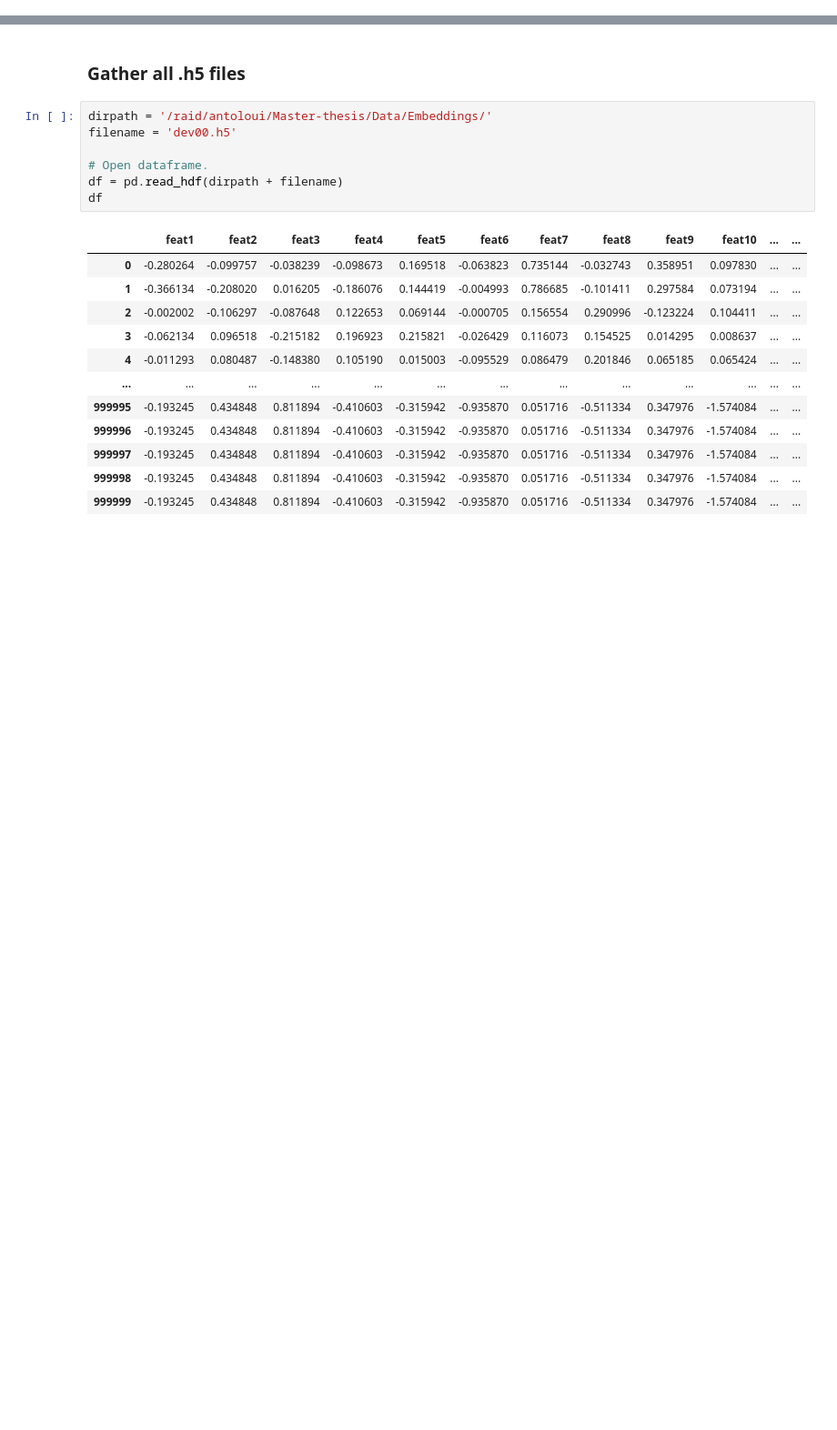
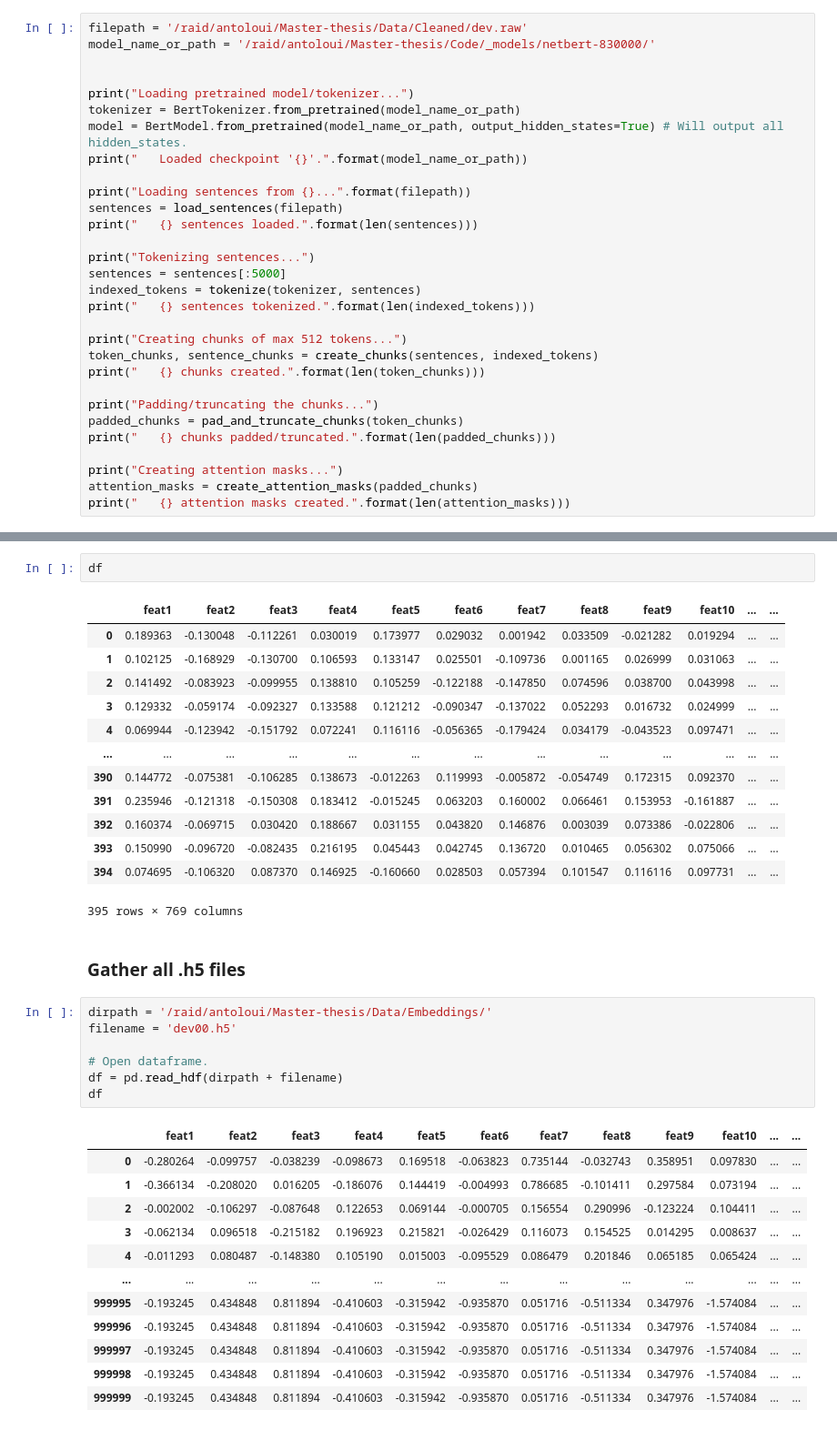
Before and after one commit to ant-louis/netbert, a Jupyter notebook: Code/Corpus_embedding/tmp.ipynb, the cells around one changed output, grey strips where cells are left out. Shown at 91% size. Drawn from its saved outputs; the diff is of its cells as text; blank space fills up the shorter version.

```diff
--- a/Code/Corpus_embedding/tmp.ipynb
+++ b/Code/Corpus_embedding/tmp.ipynb
@@ -28,0 +102,30 @@ sentences = load_sentences(filepath)
+# %%
+filepath = '/raid/antoloui/Master-thesis/Data/Cleaned/dev.raw'
+model_name_or_path = '/raid/antoloui/Master-thesis/Code/_models/netbert-830000/'
+
+
+print("Loading pretrained model/tokenizer...")
+tokenizer = BertTokenizer.from_pretrained(model_name_or_path)
+model = BertModel.from_pretrained(model_name_or_path, output_hidden_states=True) # Will output all hidden_states.
+print("   Loaded checkpoint '{}'.".format(model_name_or_path))
+
+print("Loading sentences from {}...".format(filepath))
+sentences = load_sentences(filepath)
+print("   {} sentences loaded.".format(len(sentences)))
+
+print("Tokenizing sentences...")
+sentences = sentences[:5000]
+indexed_tokens = tokenize(tokenizer, sentences)
+print("   {} sentences tokenized.".format(len(indexed_tokens)))
+
+print("Creating chunks of max 512 tokens...")
+token_chunks, sentence_chunks = create_chunks(sentences, indexed_tokens)
+print("   {} chunks created.".format(len(token_chunks)))
+
+print("Padding/truncating the chunks...")
+padded_chunks = pad_and_truncate_chunks(token_chunks)
+print("   {} chunks padded/truncated.".format(len(padded_chunks)))
+
+print("Creating attention masks...")
+attention_masks = create_attention_masks(padded_chunks)
+print("   {} attention masks created.".format(len(attention_masks)))
@@ -29,3 +214,19 @@ sentences = load_sentences(filepath)
+# %%
+df
+# %% [output]
+|  | feat1 | feat2 | feat3 | feat4 | feat5 | feat6 | feat7 | feat8 | feat9 | feat10 | ... | ... |
+| 0 | 0.189363 | -0.130048 | -0.112261 | 0.030019 | 0.173977 | 0.029032 | 0.001942 | 0.033509 | -0.021282 | 0.019294 | ... | ... |
+| 1 | 0.102125 | -0.168929 | -0.130700 | 0.106593 | 0.133147 | 0.025501 | -0.109736 | 0.001165 | 0.026999 | 0.031063 | ... | ... |
+| 2 | 0.141492 | -0.083923 | -0.099955 | 0.138810 | 0.105259 | -0.122188 | -0.147850 | 0.074596 | 0.038700 | 0.043998 | ... | ... |
+| 3 | 0.129332 | -0.059174 | -0.092327 | 0.133588 | 0.121212 | -0.090347 | -0.137022 | 0.052293 | 0.016732 | 0.024999 | ... | ... |
+| 4 | 0.069944 | -0.123942 | -0.151792 | 0.072241 | 0.116116 | -0.056365 | -0.179424 | 0.034179 | -0.043523 | 0.097471 | ... | ... |
+| ... | ... | ... | ... | ... | ... | ... | ... | ... | ... | ... | ... | ... |
+| 390 | 0.144772 | -0.075381 | -0.106285 | 0.138673 | -0.012263 | 0.119993 | -0.005872 | -0.054749 | 0.172315 | 0.092370 | ... | ... |
+| 391 | 0.235946 | -0.121318 | -0.150308 | 0.183412 | -0.015245 | 0.063203 | 0.160002 | 0.066461 | 0.153953 | -0.161887 | ... | ... |
+| 392 | 0.160374 | -0.069715 | 0.030420 | 0.188667 | 0.031155 | 0.043820 | 0.146876 | 0.003039 | 0.073386 | -0.022806 | ... | ... |
+| 393 | 0.150990 | -0.096720 | -0.082435 | 0.216195 | 0.045443 | 0.042745 | 0.136720 | 0.010465 | 0.056302 | 0.075066 | ... | ... |
+| 394 | 0.074695 | -0.106320 | 0.087370 | 0.146925 | -0.160660 | 0.028503 | 0.057394 | 0.101547 | 0.116116 | 0.097731 | ... | ... |
+395 rows × 769 columns
 # %% [markdown]
 ### Gather all .h5 files
 # %%
```
Also changed, not shown: parts of 6 cells of this notebook, 2 other files.
